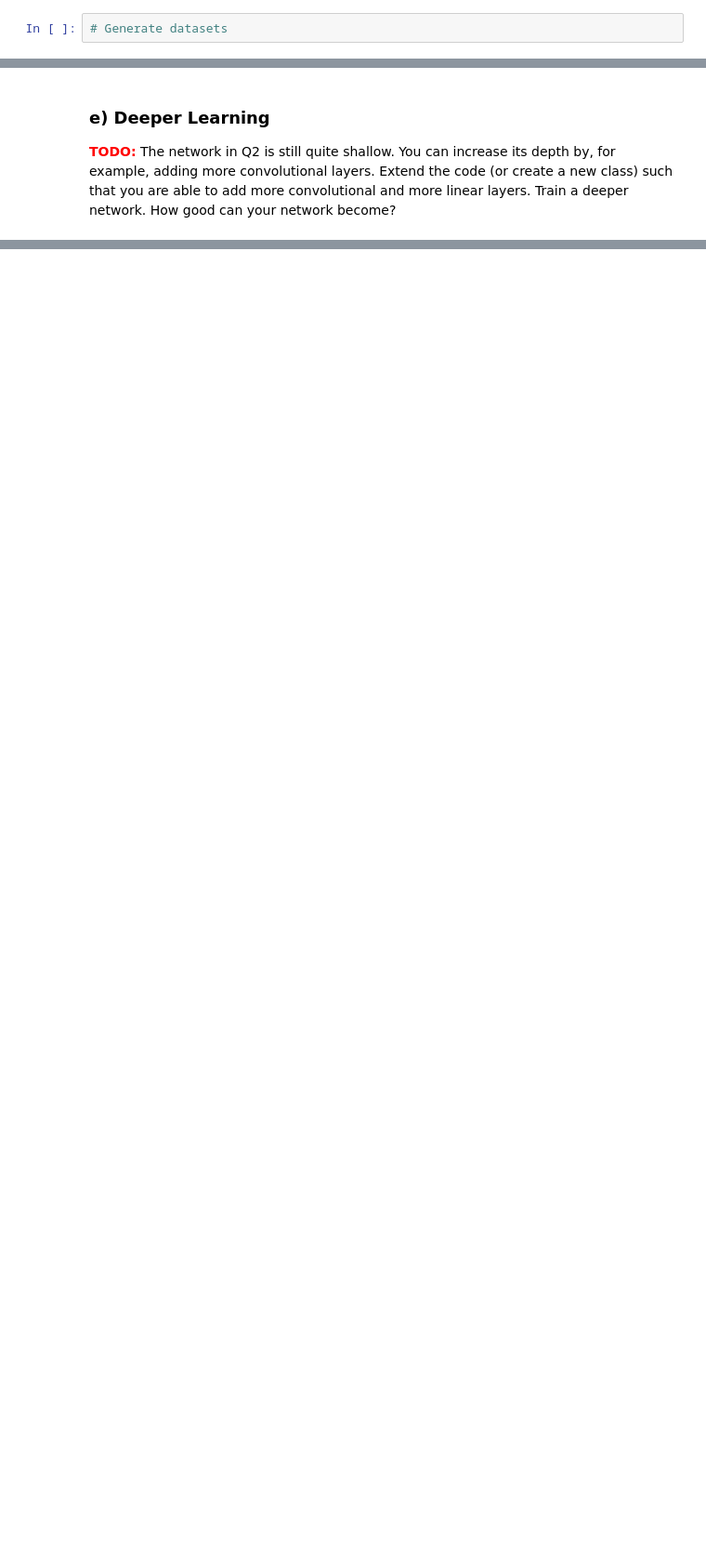
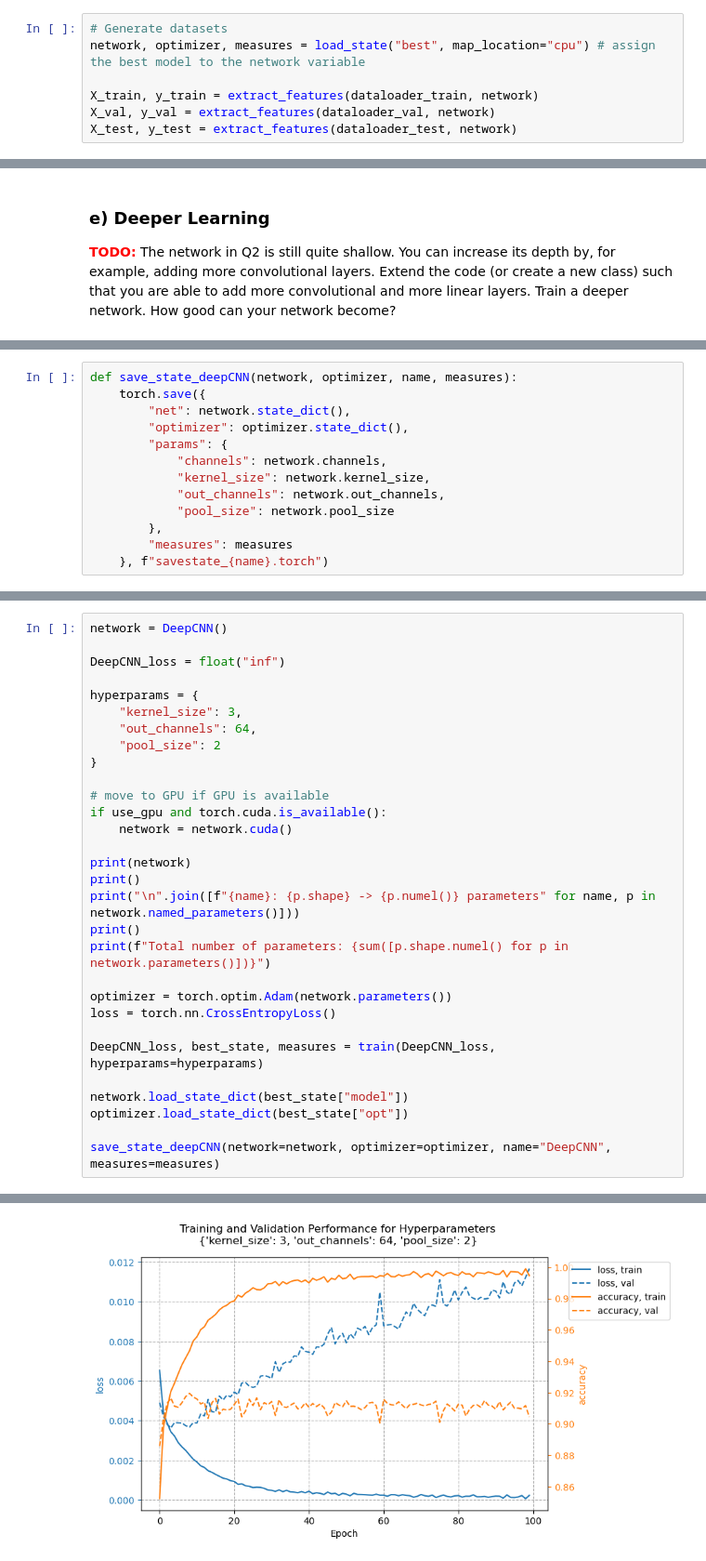
Before and after one commit to YxesRatep/HLCV, a Jupyter notebook: A02/A02_Workbook.ipynb, the cells around one changed output, grey strips where cells are left out. Shown at 93% size. Saved outputs shown, nothing was run; the diff lists cells and outputs as text; blank space fills up the shorter version.

```diff
--- a/A02/A02_Workbook.ipynb
+++ b/A02/A02_Workbook.ipynb
@@ -720,5 +833,10 @@ def extract_features(dataloader, network):
     return np.concatenate(features), np.concatenate(targets)
 # %%
 # Generate datasets
+network, optimizer, measures = load_state("best", map_location="cpu") # assign the best model to the network variable
+
+X_train, y_train = extract_features(dataloader_train, network)
+X_val, y_val = extract_features(dataloader_val, network)
+X_test, y_test = extract_features(dataloader_test, network)
 # %%
 # Train models on generated datasets
@@ -729,0 +896,13 @@ def extract_features(dataloader, network):
+# %%
+def save_state_deepCNN(network, optimizer, name, measures):
+    torch.save({
+        "net": network.state_dict(),
+        "optimizer": optimizer.state_dict(),
+        "params": {
+            "channels": network.channels,
+            "kernel_size": network.kernel_size,
+            "out_channels": network.out_channels,
+            "pool_size": network.pool_size
+        },
+        "measures": measures
+    }, f"savestate_{name}.torch")
@@ -729,0 +977,31 @@ def extract_features(dataloader, network):
+# %%
+network = DeepCNN()
+
+DeepCNN_loss = float("inf")
+
+hyperparams = {
+    "kernel_size": 3,
+    "out_channels": 64,
+    "pool_size": 2
+}
+
+# move to GPU if GPU is available
+if use_gpu and torch.cuda.is_available():
+    network = network.cuda()
+
+print(network)
+print()
+print("\n".join([f"{name}: {p.shape} -> {p.numel()} parameters" for name, p in network.named_parameters()]))
+print()
+print(f"Total number of parameters: {sum([p.shape.numel() for p in network.parameters()])}")
+
+optimizer = torch.optim.Adam(network.parameters())
+loss = torch.nn.CrossEntropyLoss()
+
+DeepCNN_loss, best_state, measures = train(DeepCNN_loss, hyperparams=hyperparams)
+
+network.load_state_dict(best_state["model"])
+optimizer.load_state_dict(best_state["opt"])
+
+save_state_deepCNN(network=network, optimizer=optimizer, name="DeepCNN", measures=measures)
+# %% [output]
@@ -729,0 +1010 @@ def extract_features(dataloader, network):
+[figure, added]
```
Also changed, not shown: parts of 20 cells of this notebook, 28 other files.
